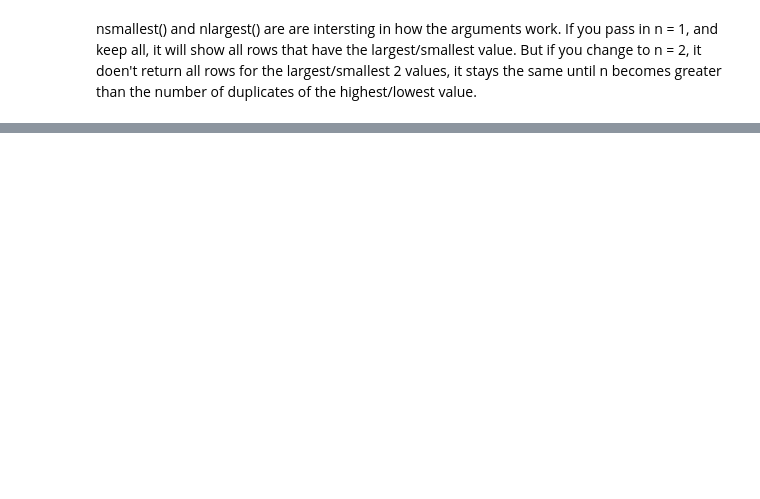
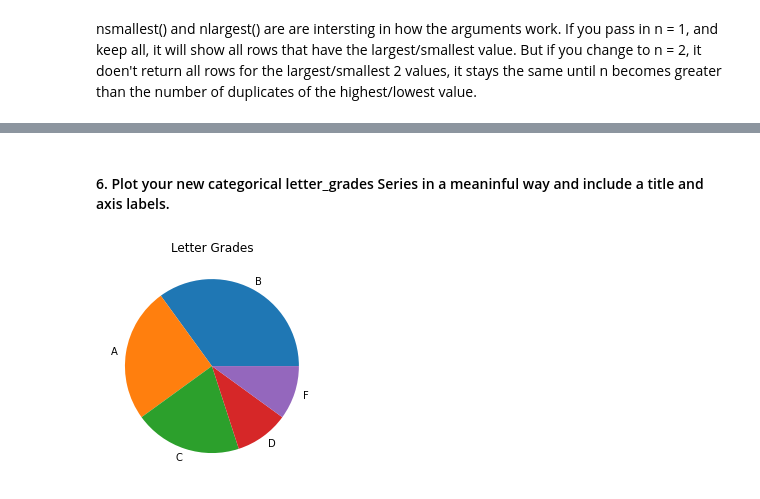
Before and after one commit to adam-talbot/numpy-pandas-visualization-exercises, a Jupyter notebook: pandas_series.ipynb, the cells around one changed output, grey strips where cells are left out. Cells and saved outputs as stored; diff of their text form; code cells hidden in the pictures; blank space fills up the shorter version.

Commit message:
finished all pandas exercises

```diff
--- a/pandas_series.ipynb
+++ b/pandas_series.ipynb
@@ -195,0 +568,2 @@ nsmallest() and nlargest() are are intersting in how the arguments work. If you
+# %%
+scores = pd.Series([60, 86, 75, 62, 93, 71, 60, 83, 95, 78, 65, 72, 69, 81, 96, 80, 85, 92, 82, 78])
@@ -195,0 +604,3 @@ nsmallest() and nlargest() are are intersting in how the arguments work. If you
+# %%
+curved_grades = scores + 4
+curved_grades
@@ -195,0 +627,16 @@ nsmallest() and nlargest() are are intersting in how the arguments work. If you
+# %%
+# reusing this function from the functions exercises
+def get_letter_grade(number): # accepts one parameter (an integer) and will return letter grade as a string
+    if number >= 90: # if passed argument is greater or equal to 90
+        return "A" # that is an A
+    elif number < 90 and number >= 80: # if passed argument is 80 - 89
+        return "B" # that is a B
+    elif number < 80 and number >= 70: # if passed argument is 70 - 79
+        return "C" # that is a C
+    elif number < 70 and number >= 65: # if passed argument is 65 - 69
+        return "D" # that is a D
+    else: # anything else (64 or lower)
+        return "F" # that is an F
+# %%
+letter_grades = curved_grades.apply(get_letter_grade)
+letter_grades
@@ -195,0 +661,7 @@ nsmallest() and nlargest() are are intersting in how the arguments work. If you
+# %% [markdown]
+#### 6. Plot your new categorical letter_grades Series in a meaninful way and include a title and axis labels.
+# %%
+letter_grades.value_counts().plot.pie(title="Letter Grades", ylabel='')
+plt.show()
+# %% [output]
+[figure, added]
```
Also changed, not shown: parts of 82 cells of this notebook.
